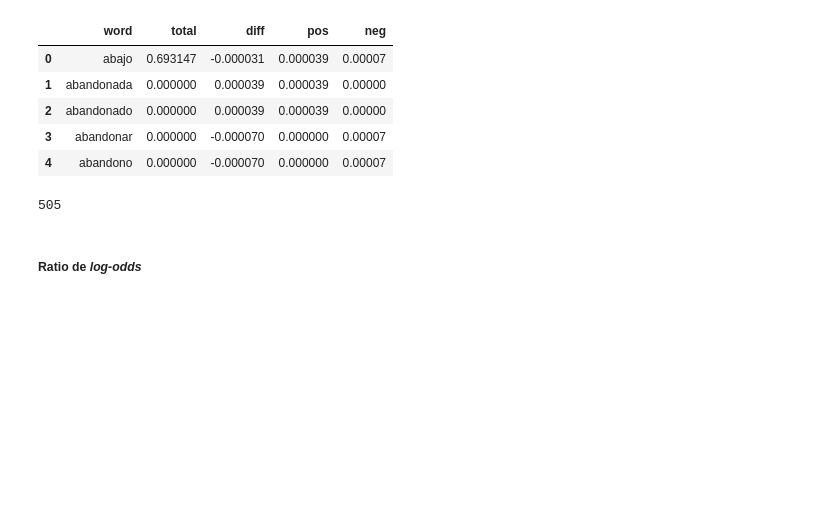
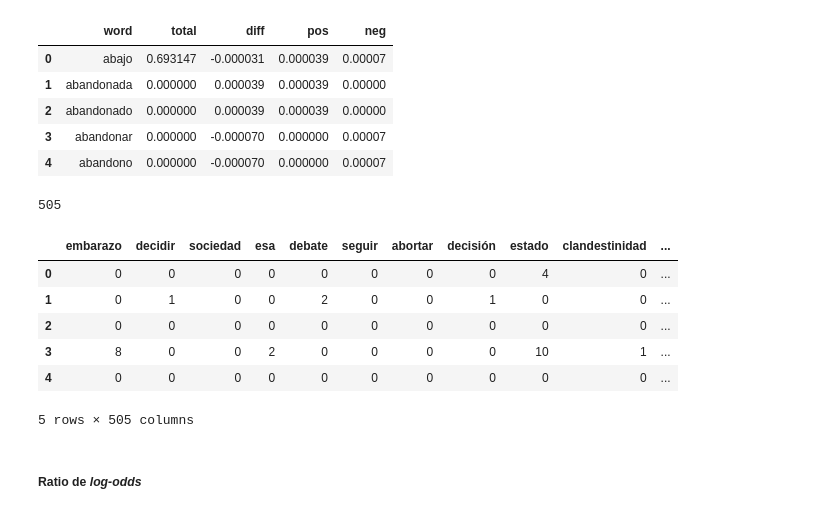
Before and after one commit to macfernandez/eddc-specialization-project, a Jupyter notebook: notebooks/06-datasets-building.ipynb, the cells around one changed output. Saved outputs shown, nothing was run; the diff lists cells and outputs as text; code cells hidden in the pictures; blank space fills up the shorter version.

```diff
--- a/notebooks/06-datasets-building.ipynb
+++ b/notebooks/06-datasets-building.ipynb
@@ -114,7 +128,5 @@ pos.head()
 # %% [markdown]
 #### Lemmas
-# %%
-STATS = os.path.join(VISUALIZATIONS_PATH, "stats")
 # %% [markdown]
 ##### Proporciones sin _stopwords_ (Zipf)
 # %%
@@ -128,11 +140,36 @@ proportions.head()
 | 3 | abandonar | 0.000000 | -0.000070 | 0.000000 | 0.00007 |
 | 4 | abandono | 0.000000 | -0.000070 | 0.000000 | 0.00007 |
 # %%
-pos_words = proportions.nlargest(n=250, columns=["diff"], keep="all").word.to_list()
-neg_words = proportions.nsmallest(n=250, columns=["diff"], keep="all").word.to_list()
+proportions_pos_words = (
+    proportions.nlargest(n=250, columns=["diff"], keep="all").word.to_list()
+)
+proportions_neg_words = (
+    proportions.nsmallest(n=250, columns=["diff"], keep="all").word.to_list()
+)
 # %%
 # cantidad de rasgos
-proportions_words = pos_words+neg_words
+proportions_words = proportions_pos_words+proportions_neg_words
 len(proportions_words)
 # %% [output]
 505
+# %%
+proportions_vectorizer = CountVectorizer(
+    vocabulary=proportions_words
+)
+X = proportions_vectorizer.fit_transform(data.loc[X_train_index, "speech_lemmas"])
+proportions_lemmas = (
+    pd
+    .DataFrame(
+        X.toarray(),
+        columns=proportions_vectorizer.get_feature_names_out()
+    )
+)
+proportions_lemmas.head()
+# %% [output]
+|  | embarazo | decidir | sociedad | esa | debate | seguir | abortar | decisión | estado | clandestinidad | ... |
+| 0 | 0 | 0 | 0 | 0 | 0 | 0 | 0 | 0 | 4 | 0 | ... |
+| 1 | 0 | 1 | 0 | 0 | 2 | 0 | 0 | 1 | 0 | 0 | ... |
+| 2 | 0 | 0 | 0 | 0 | 0 | 0 | 0 | 0 | 0 | 0 | ... |
+| 3 | 8 | 0 | 0 | 2 | 0 | 0 | 0 | 0 | 10 | 1 | ... |
+| 4 | 0 | 0 | 0 | 0 | 0 | 0 | 0 | 0 | 0 | 0 | ... |
+5 rows × 505 columns
```
Also changed, not shown: parts of 14 cells of this notebook.
